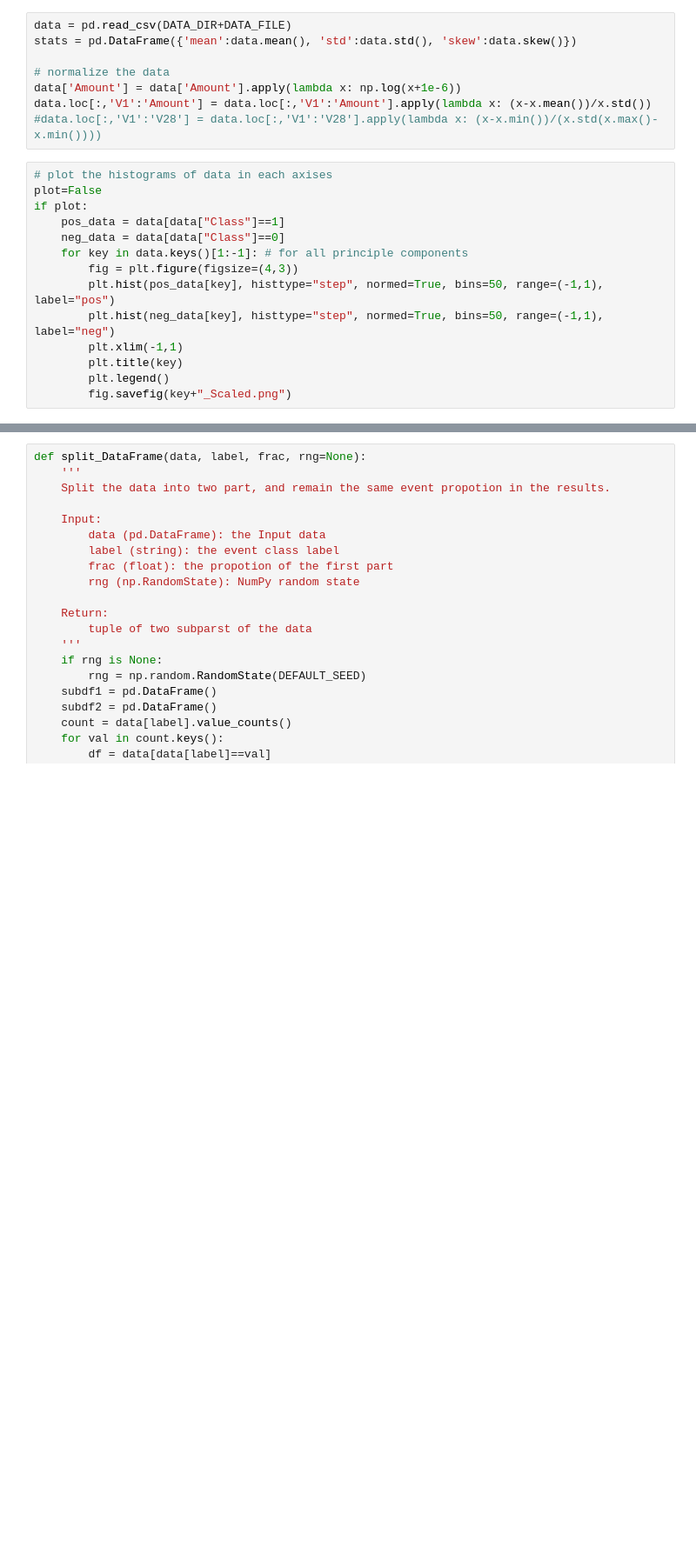
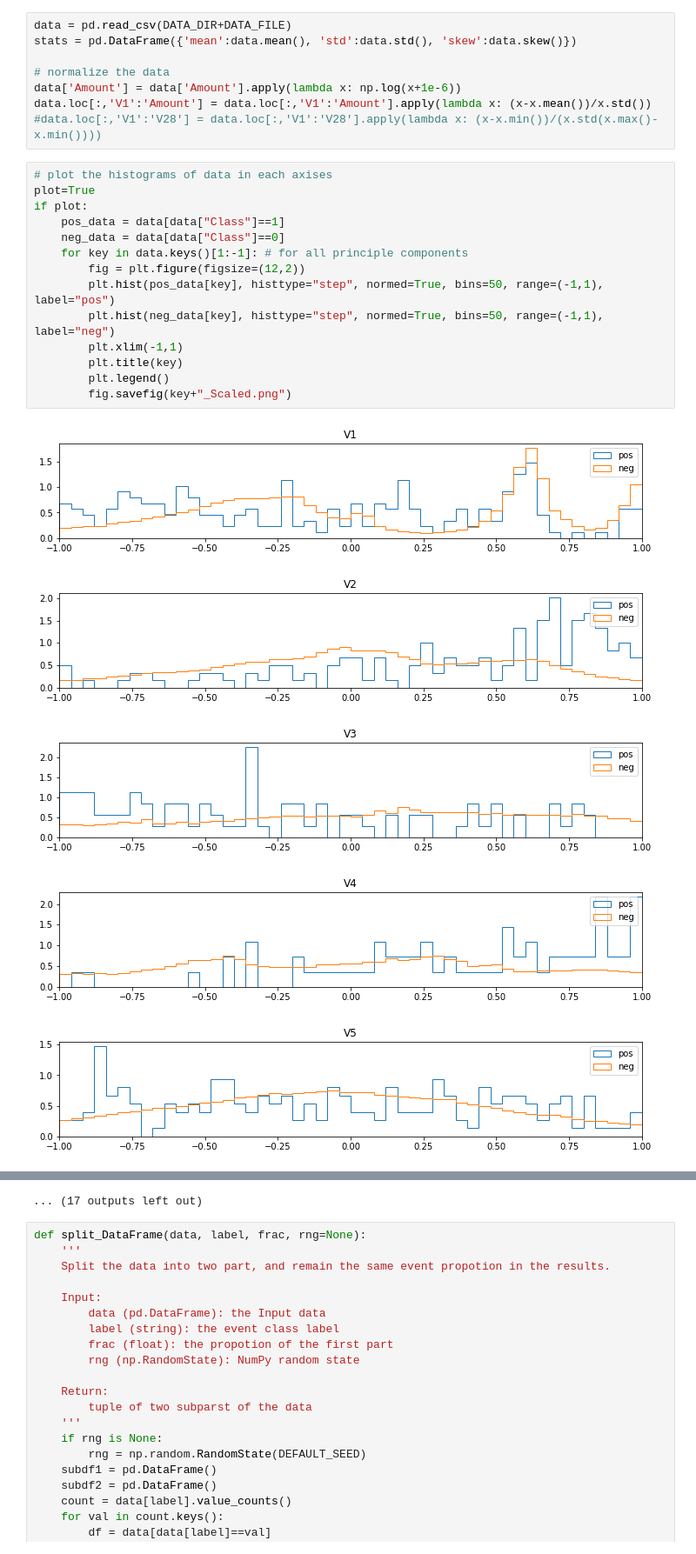
Before and after one commit to mgxnzhu/mlpproject, a Jupyter notebook: notebooks/Data_Preprocession.ipynb, the cells around one changed output, grey strips where cells are left out. Shown: that part at 87% size. Saved outputs shown, nothing was run; the diff lists cells and outputs as text; blank space fills up the shorter version.

```diff
--- a/notebooks/Data_Preprocession.ipynb
+++ b/notebooks/Data_Preprocession.ipynb
@@ -18,15 +18,21 @@ data.loc[:,'V1':'Amount'] = data.loc[:,'V1':'Amount'].apply(lambda x: (x-x.mean(
 #data.loc[:,'V1':'V28'] = data.loc[:,'V1':'V28'].apply(lambda x: (x-x.min())/(x.std(x.max()-x.min())))
 # %%
 # plot the histograms of data in each axises
-plot=False
+plot=True
 if plot:
     pos_data = data[data["Class"]==1]
     neg_data = data[data["Class"]==0]
     for key in data.keys()[1:-1]: # for all principle components
-        fig = plt.figure(figsize=(4,3))
+        fig = plt.figure(figsize=(12,2))
         plt.hist(pos_data[key], histtype="step", normed=True, bins=50, range=(-1,1), label="pos")
         plt.hist(neg_data[key], histtype="step", normed=True, bins=50, range=(-1,1), label="neg")
         plt.xlim(-1,1)
         plt.title(key)
         plt.legend()
         fig.savefig(key+"_Scaled.png")
+# %% [output]
+[figure, added]
+[figure, added]
+[figure, added]
+[figure, added]
+[figure, added]
@@ -33,3 +46,4 @@ if plot:
+... (17 outputs left out)
 # %%
 def split_DataFrame(data, label, frac, rng=None):
     '''
```
Also changed, not shown: parts of 1 cell of this notebook, 1 other file.
